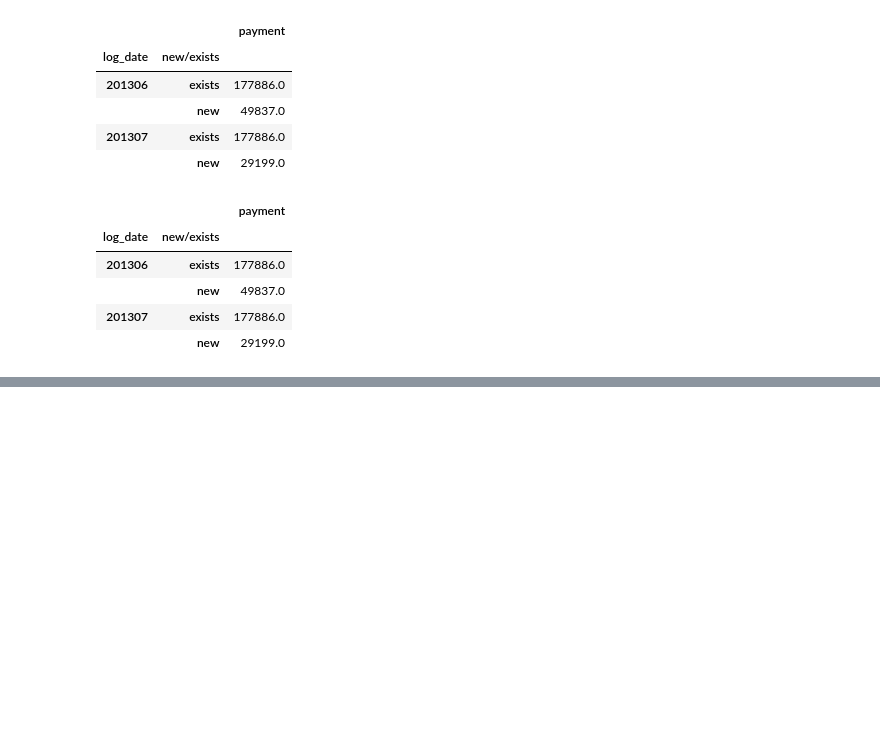
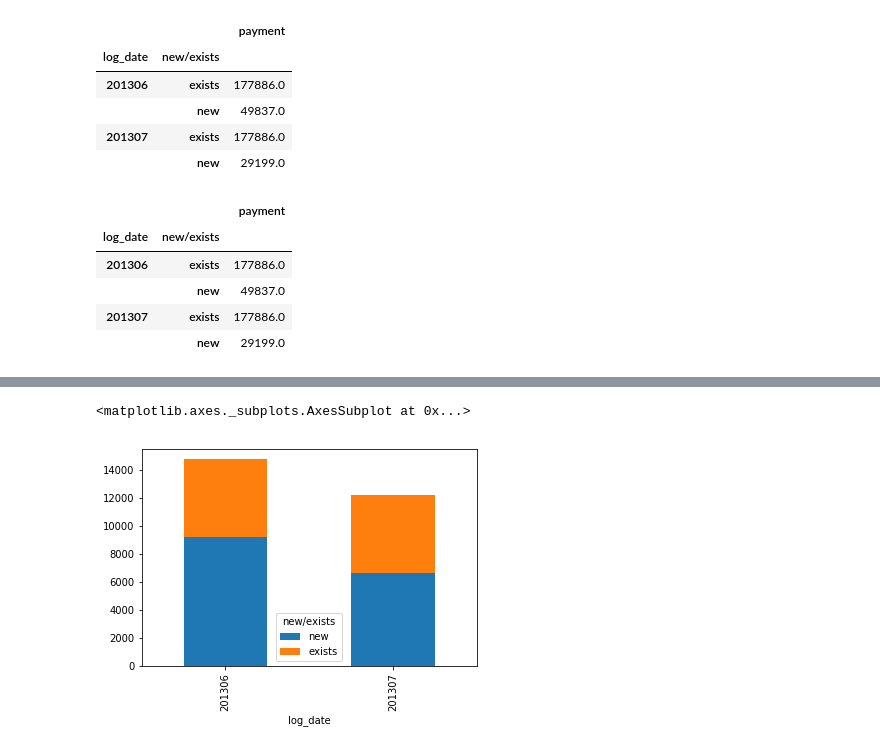
Before and after one commit to Aipakazuma/data_science, a Jupyter notebook: no.3.ipynb, the cells around one changed output, grey strips where cells are left out. Saved outputs shown, nothing was run; the diff lists cells and outputs as text; code cells hidden in the pictures; blank space fills up the shorter version.

```diff
--- a/no.3.ipynb
+++ b/no.3.ipynb
@@ -207,0 +227,5 @@ _payment_sum.groupby(['log_date', 'new/exists'], as_index=False).sum().plot(kind
+# %%
+pd.crosstab(_payment_sum['log_date'], _payment_sum['new/exists']).plot(kind='bar', y=['new', 'exists'], stacked=True)
+# %% [output]
+<matplotlib.axes._subplots.AxesSubplot at 0x...>
+[figure, added]
```
Also changed, not shown: parts of 18 cells of this notebook.
